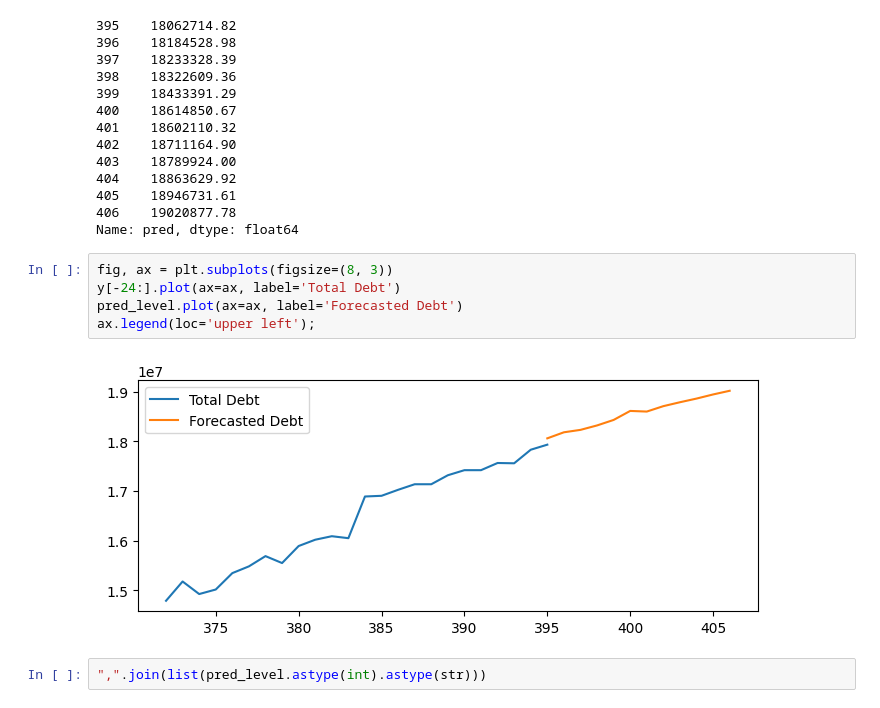
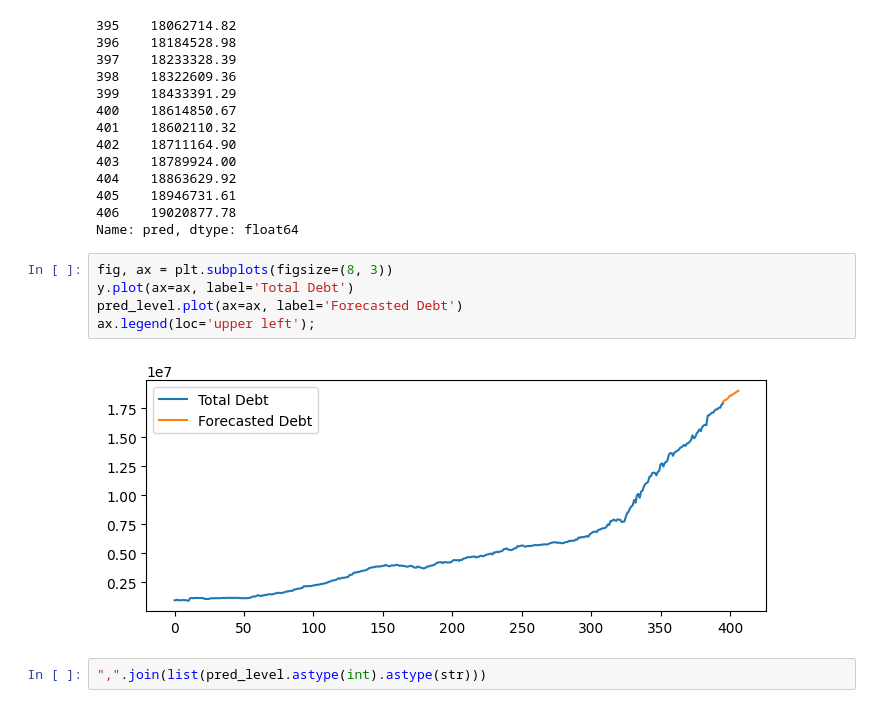
Before and after one commit to earlpeterg/phgovdebt, a Jupyter notebook: model/forecasting.ipynb, the cells around one changed output. Saved outputs shown, nothing was run; the diff lists cells and outputs as text.

```diff
--- a/model/forecasting.ipynb
+++ b/model/forecasting.ipynb
@@ -120,11 +120,11 @@ pred_level
 Name: pred, dtype: float64
 # %%
 fig, ax = plt.subplots(figsize=(8, 3))
-y[-24:].plot(ax=ax, label='Total Debt')
+y.plot(ax=ax, label='Total Debt')
 pred_level.plot(ax=ax, label='Forecasted Debt')
 ax.legend(loc='upper left');
 # %% [output]
-[figure, old version]
+[figure, new version]
 # %%
 ",".join(list(pred_level.astype(int).astype(str)))
 # %% [output]
```
Also changed, not shown: parts of 1 cell of this notebook, 6 other files.
